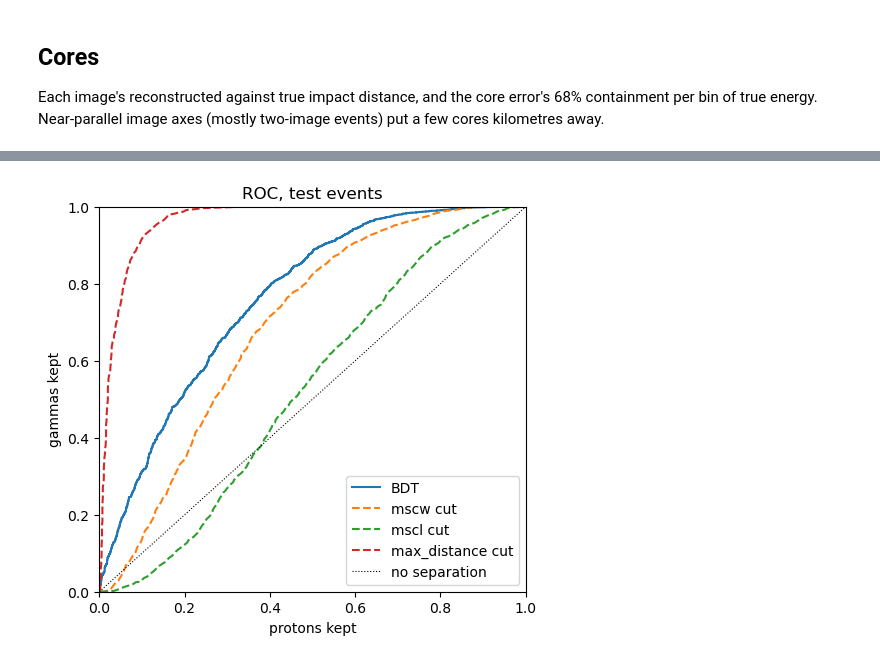
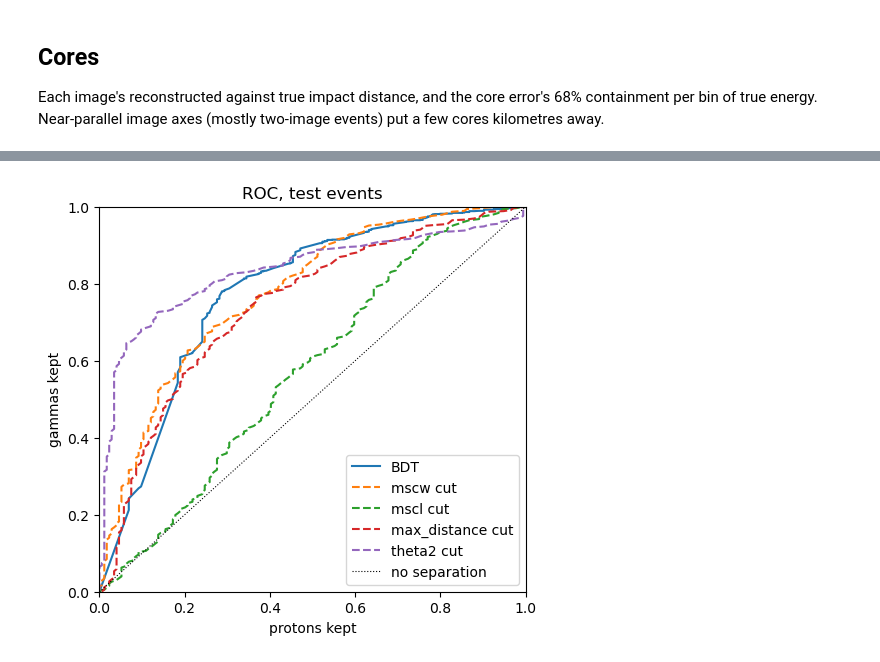
Before and after one commit to panoseti/PANOSETI-High-Energy-Analysis-Pipeline, a Jupyter notebook: simulation_tools/notebooks/gamma_hadron.ipynb, the cells around one changed output, grey strips where cells are left out. Cells and saved outputs as stored; diff of their text form; code cells hidden in the pictures.

```diff
--- a/simulation_tools/notebooks/gamma_hadron.ipynb
+++ b/simulation_tools/notebooks/gamma_hadron.ipynb
@@ -46,12 +48,16 @@ SPECTRAL_INDEX = {"gamma": None, "proton": None}
 TELESCOPES = None # None = every telescope; "T<sim_telarray id>"
 MIN_TEL = 2
 MIN_NPIX = 3
-IMAGE_CUTS = {} # {column: (mode, threshold)}, see heap.events.apply_cut(); "nsigma" thresholds are per production
+MAX_DISTANCE = 2 # deg, images farther from the camera center are removed
+IMAGE_CUTS = {"distance": ("value", MAX_DISTANCE)} # {column: (mode, threshold)}, see heap.events.apply_cut(); "nsigma" thresholds are per production
+# events outside these are removed before the BDT, trivially classifiable background
+BDT_MSCW_RANGE = (-2, 2)
+BDT_MSCL_RANGE = (-2, 5)
 
 # mean scaled width and length: the gammas' width and length in bins of these two columns
-LOOKUP_X, LOOKUP_Y = "log10_size", "distance" # or LOOKUP_Y = "impact_reco"
+LOOKUP_X, LOOKUP_Y = "log10_size", "impact_reco" # or LOOKUP_Y = "distance"
 LOOKUP_X_BINS = np.arange(1.5, 5.01, 0.25)
-LOOKUP_Y_BINS = np.arange(0, 5.01, 0.5) # deg; e.g. np.arange(0, 501, 50) m for impact_reco
+LOOKUP_Y_BINS = np.arange(0, 501, 50) # m; e.g. np.arange(0, 5.01, 0.5) deg for distance
 
 # plotting
 ENERGY_BINS = np.logspace(0, 3.6, 19) # TeV, on the simulated histogram's bin edges (every 0.05 in log10)
@@ -299,9 +349,14 @@ def event_parameters(array):
     })
 # %%
 tables = {column: lookup_table(arrays["gamma"], column) for column in ["width", "length"]}
+for column, prefix in {"width": "MSCW", "length": "MSCL"}.items():
+    expected = out_of_fold_expected(column)
+    for label, array in arrays.items():
+        array[f"{prefix}T"], array[f"{prefix}TSigma"] = expected[label]
+        array[f"scaled_{column}"], array[f"{column}_weight"] = scale(array, column, *expected[label])
 
 fig, axs = plt.subplots(1, 4, figsize=(18, 4), layout="constrained")
-for ax, (column, key) in zip(axs, [(column, key) for column in tables for key in ("mean", "std")]):
+for ax, (column, key) in zip(axs, [(column, key) for column in tables for key in ("median", "sigma")]):
     grid = tables[column][key].unstack().reindex(index=range(len(LOOKUP_X_BINS) - 1), columns=range(len(LOOKUP_Y_BINS) - 1))
     im = ax.imshow(grid.T, origin="lower", aspect="auto", extent=[LOOKUP_X_BINS[0], LOOKUP_X_BINS[-1], LOOKUP_Y_BINS[0], LOOKUP_Y_BINS[-1]])
     fig.colorbar(im, ax=ax)
@@ -461,0 +527,16 @@ mscw < 1 and theta2 < 0.2: 58.6% of gammas, 0.48% of protons kept, Q = 8.48
+# %%
+ENERGY_FEATURES = ["log10_size", "impact_reco", "N_pix", "width", "length"]
+
+gamma_images = arrays["gamma"]
+regressor = HistGradientBoostingRegressor(max_iter=300, learning_rate=0.1, random_state=0)
+image_energy = {"gamma": cross_val_predict(regressor, gamma_images[ENERGY_FEATURES], gamma_images.log10_energy, groups=gamma_images.Event, cv=GroupKFold(4))}
+image_energy["proton"] = regressor.fit(gamma_images[ENERGY_FEATURES], gamma_images.log10_energy).predict(arrays["proton"][ENERGY_FEATURES])
+resolution = (image_energy["gamma"] - gamma_images.log10_energy).std()
+print(f"{len(gamma_images)} gamma images of {gamma_images.Event.nunique()} events, one telescope's log10 energy resolution: {resolution:.3f}")
+
+for label, array in arrays.items():
+    size_sum = array["size"].groupby(array.Event).transform("sum")
+    mean = (array["size"] * image_energy[label]).groupby(array.Event).transform("sum") / size_sum
+    squares = ((image_energy[label] - mean) / resolution)**2
+    events[label]["log10_energy_reco"] = mean.groupby(array.Event).first()
+    events[label]["chi2_energy"] = squares.groupby(array.Event).sum() / (array.groupby("Event").size() - 1)
@@ -493,13 +657,13 @@ plot_cut_scan(gammas, protons, {"score": ("above", (0, 1))}, "Test events")
 # %%
 fpr, tpr, _ = roc_curve(test.is_gamma, test.score, sample_weight=test.class_weight)
 fig, ax = plt.subplots(figsize=(5.5, 5))
 ax.plot(fpr, tpr, label="BDT")
-for column in ["mscw", "mscl", "max_distance"]: # single cuts, for comparison
+for column in ["MSCW", "MSCL", "max_distance", "theta2"]: # single cuts, for comparison
     eff = cut_efficiencies(gammas, protons, column)
     ax.plot(eff.proton, eff.gamma, ls="--", label=f"{column} cut")
 ax.plot([0, 1], [0, 1], "k:", lw=0.8, label="no separation")
 ax.set(xlim=(0, 1), ylim=(0, 1), xlabel="protons kept", ylabel="gammas kept", title="ROC, test events")
 ax.legend()
 plt.show()
 # %% [output]
-[figure, old version]
+[figure, new version]
```
Also changed, not shown: parts of 38 cells of this notebook, 1 other file.
